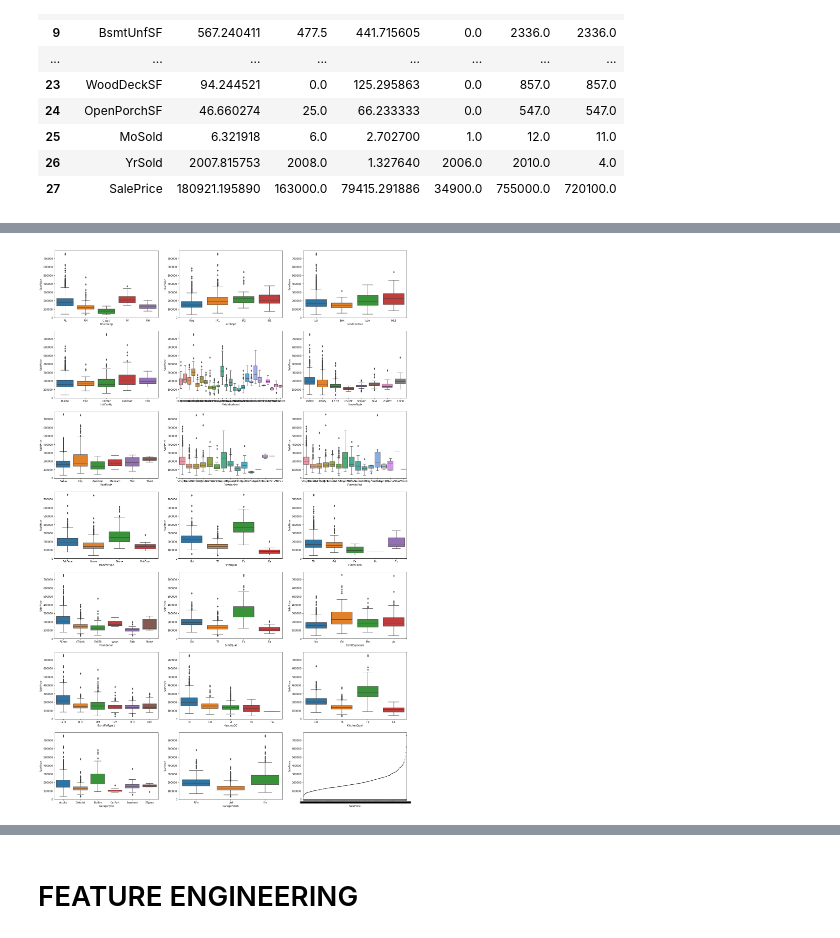
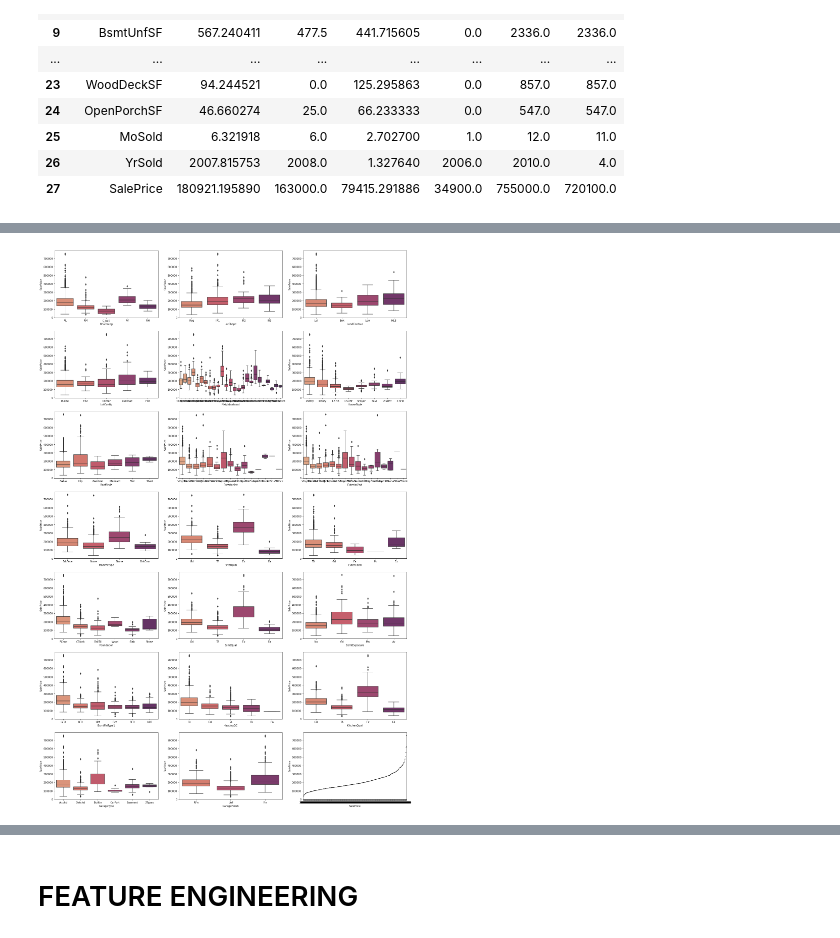
Before and after one commit to daianeklein/House-Prices-advRegressionTechniques, a Jupyter notebook: Adv-House-Prediction.ipynb, the cells around one changed output, grey strips where cells are left out. Saved outputs shown, nothing was run; the diff lists cells and outputs as text; code cells hidden in the pictures.

```diff
--- a/Adv-House-Prediction.ipynb
+++ b/Adv-House-Prediction.ipynb
@@ -327,6 +328,6 @@ plt.figure(figsize = (20,40 ))
 x = 1
 for d in aux:
     plt.subplot(9, 3, x)
-    sns.scatterplot(data = aux, x = d, y = 'SalePrice')
+    sns.scatterplot(data = aux, x = d, y = 'SalePrice', color = 'indianred')
     x += 1
 # %% [output]
@@ -334,10 +334,0 @@ for d in aux:
-# %%
-aux = num_attributes[['OverallQual', 'OverallCond', 'BsmtFullBath', 'FullBath', 'HalfBath', 'BedroomAbvGr',
-                      'TotRmsAbvGrd', 'Fireplaces', 'GarageCars', 'MoSold', 'YrSold', 'SalePrice']]
-
-plt.figure(figsize = (20,40 ))
-x = 1
-for d in aux:
-    plt.subplot(4, 3, x)
-    sns.boxplot(data = aux, x = d, y = 'SalePrice')
-    x += 1
@@ -345,0 +335,10 @@ for d in aux:
+# %%
+aux = num_attributes[['OverallQual', 'OverallCond', 'BsmtFullBath', 'FullBath', 'HalfBath', 'BedroomAbvGr',
+                      'TotRmsAbvGrd', 'Fireplaces', 'GarageCars', 'MoSold', 'YrSold', 'SalePrice']]
+
+plt.figure(figsize = (20,40 ))
+x = 1
+for d in aux:
+    plt.subplot(4, 3, x)
+    sns.boxplot(data = aux, x = d, y = 'SalePrice', palette = 'flare')
+    x += 1
@@ -346,12 +347,12 @@ for d in aux:
 # %%
 cat_attributes = cat_attributes.merge(num_attributes['SalePrice'], how = 'left', left_index = True, right_index = True)
 aux = cat_attributes
 
 plt.figure(figsize = (25,40 ))
 x = 1
 for d in aux:
     plt.subplot(7, 3, x)
-    sns.boxplot(data = aux, x = d, y = 'SalePrice')
+    sns.boxplot(data = aux, x = d, y = 'SalePrice', palette = 'flare')
     x += 1
 # %% [output]
-[figure, old version]
+[figure, new version]
```
Also changed, not shown: parts of 60 cells of this notebook.
